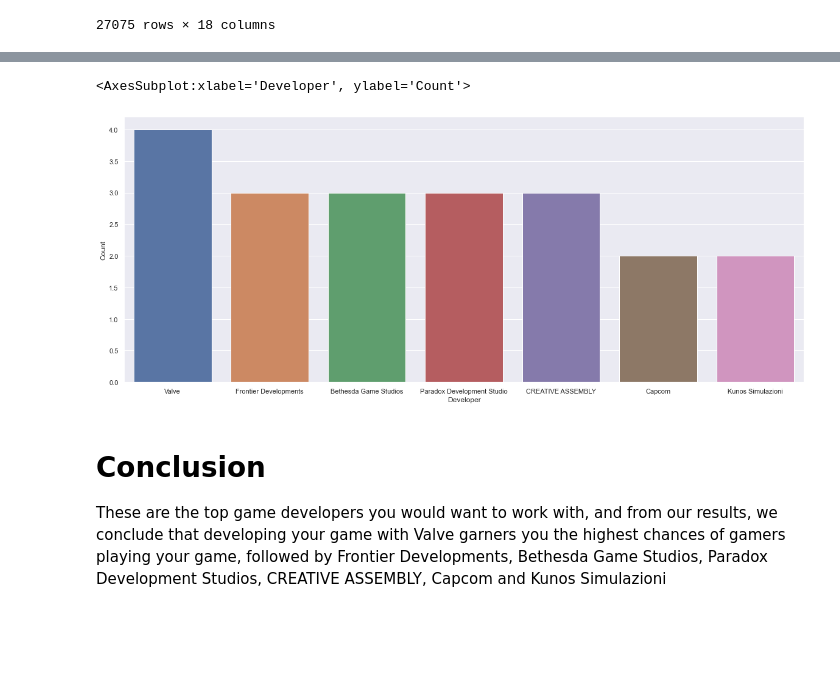
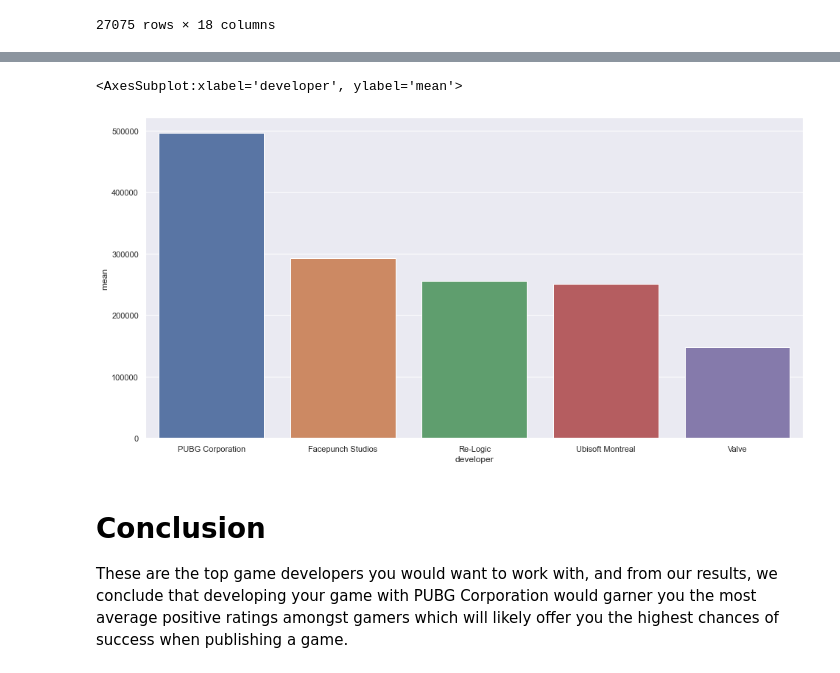
Before and after one commit to pyaepyaelily/videoGame, a Jupyter notebook: Developers_Justin.ipynb, the cells around one changed output, grey strips where cells are left out. Cells and saved outputs as stored; diff of their text form; code cells hidden in the pictures; blank space fills up the shorter version.

```diff
--- a/Developers_Justin.ipynb
+++ b/Developers_Justin.ipynb
@@ -114,6 +114,6 @@ gamesdev
 40833 rows × 2 columns
 # %%
 # Creating dataframe for title and developer for steamData
-datadevs = steamData[['title','developer']]
+datadevs = steamData[['title','developer','positive_ratings']]
 datadevs
 # %% [output]
@@ -175,3 +175,5 @@ developers
 # %%
-developers.describe()
+# Dropping NaN values of ratings
+developers.dropna(subset = ["positive_ratings"], inplace=True)
+developers
 # %% [output]
@@ -202,0 +218,8 @@ team
+# %%
+# Getting mean positive ratings of developers
+developer_ratings=developers.groupby(["developer"])[["positive_ratings"]].describe()
+ratings_raw = pd.DataFrame(developer_ratings)
+ratings_raw.columns = ['count', 'mean', '1', '2', '3', '4', '5','6']
+ratings = pd.DataFrame(ratings_raw['mean'])
+ratings.columns = ['mean']
+ratings
@@ -202,0 +241,5 @@ team
+# %%
+# Cleaning Data
+ratings.reset_index(level=0, inplace = True)
+ratings.sort_values(by=['mean'], inplace=True, ascending=False)
+ratings
@@ -203,11 +260,11 @@ team
 # %%
-# Plotting graph of developers vs no. of games produced
-f, axes = plt.subplots(figsize = [20,8])
-sb.barplot(x = 'Developer', y = 'Count', data = team.head(7))
+# Plotting graph of developers vs mean_positive_ratings
+f, axes = plt.subplots(figsize = [16,8])
+sb.barplot(x = 'developer', y = 'mean', data = ratings.head())
 # %% [output]
-<AxesSubplot:xlabel='Developer', ylabel='Count'>
+<AxesSubplot:xlabel='developer', ylabel='mean'>
-[figure, old version]
+[figure, new version]
 # %% [markdown]
 # Conclusion
 
-These are the top game developers you would want to work with, and from our results, we conclude that developing your game with Valve garners you the highest chances of gamers playing your game, followed by Frontier Developments, Bethesda Game Studios, Paradox Development Studios, CREATIVE ASSEMBLY, Capcom and Kunos Simulazioni
+These are the top game developers you would want to work with, and from our results, we conclude that developing your game with PUBG Corporation would garner you the most average positive ratings amongst gamers which will likely offer you the highest chances of success when publishing a game.
```
Also changed, not shown: parts of 10 cells of this notebook.
